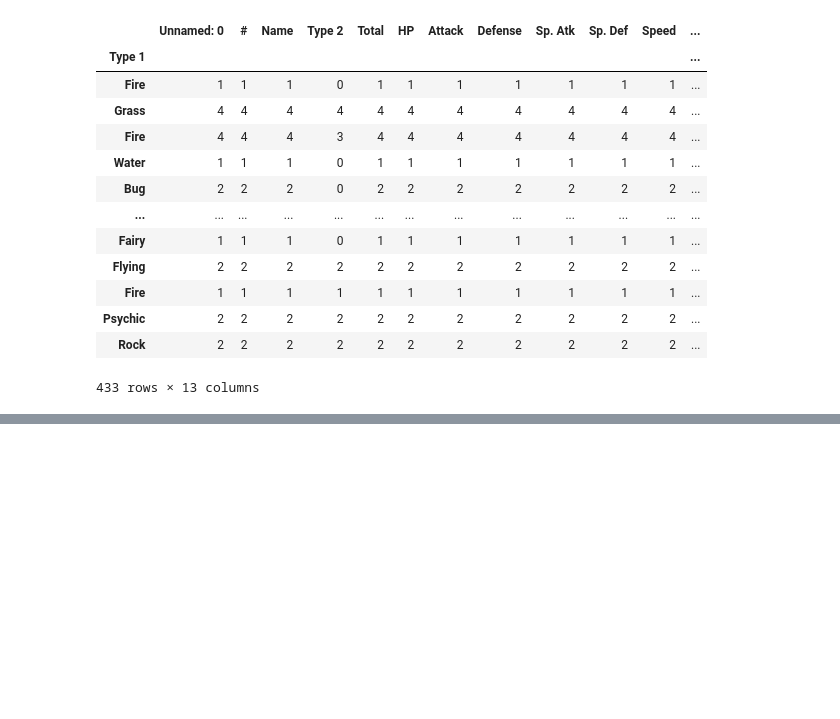
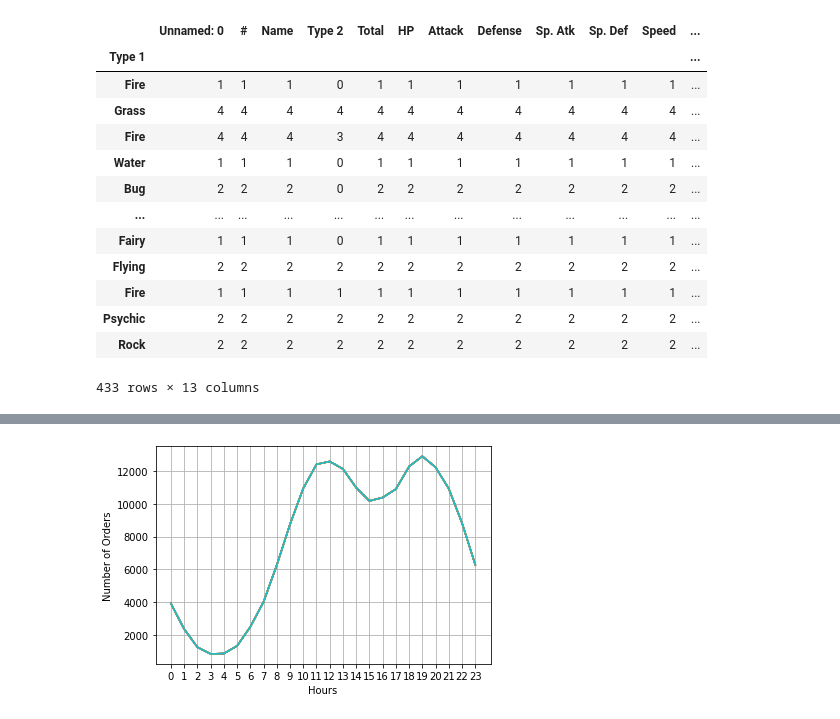
Before and after one commit to celikmustafa89/pokemon, a Jupyter notebook: my_code.ipynb, the cells around one changed output, grey strips where cells are left out. Saved outputs shown, nothing was run; the diff lists cells and outputs as text; code cells hidden in the pictures; blank space fills up the shorter version.

```diff
--- a/my_code.ipynb
+++ b/my_code.ipynb
@@ -618,0 +925,11 @@ new_df
+# %%
+hours = [hour for hour, df in all_data.groupby("Hour")]
+
+plt.plot(hours, all_data.groupby("Hour").count())
+plt.xticks(hours)
+plt.xlabel("Hours")
+plt.ylabel("Number of Orders")
+plt.grid()
+plt.show()
+# %% [output]
+[figure, added]
```
Also changed, not shown: parts of 45 cells of this notebook.
